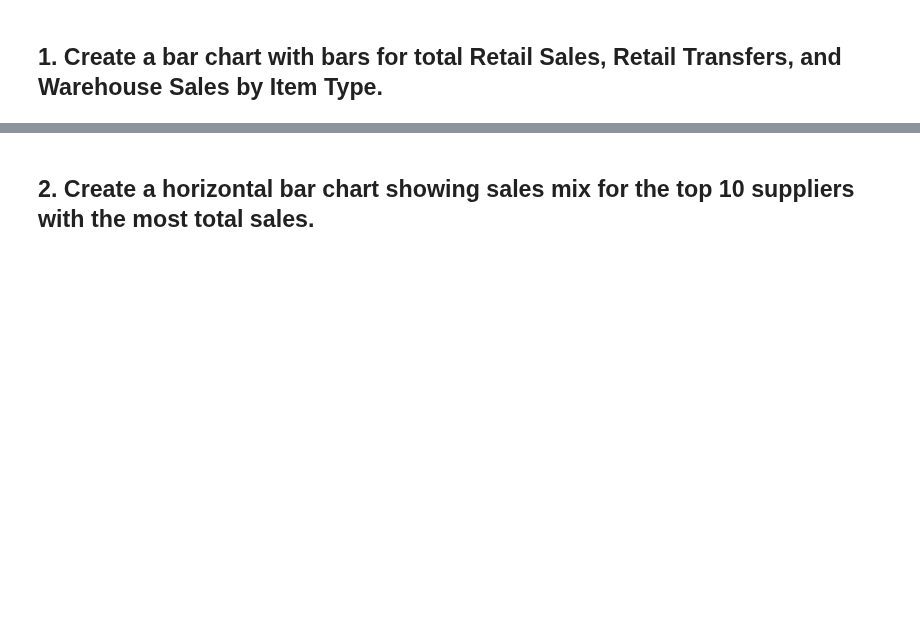
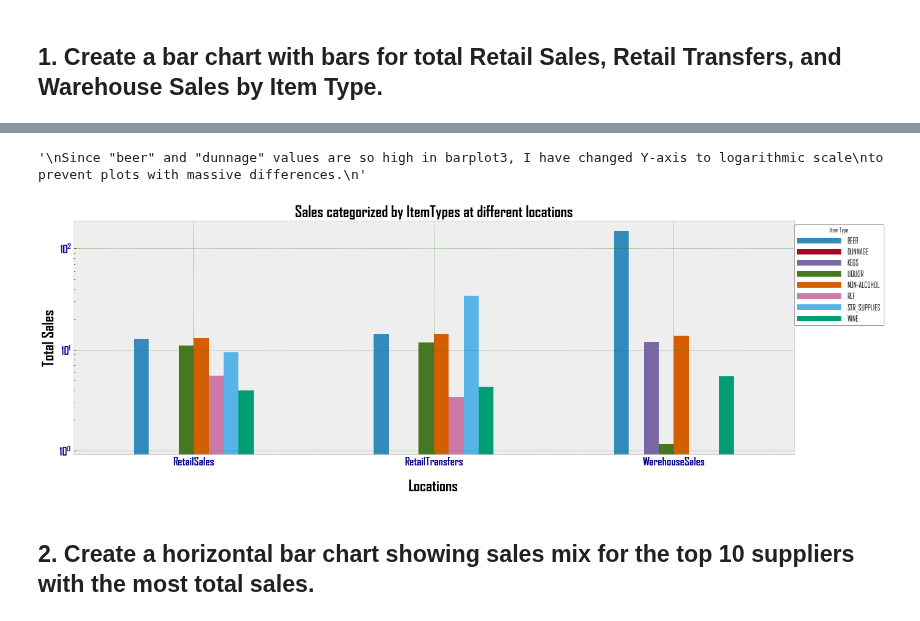
Before and after one commit to paoloironhack/data_analytics062020, a Jupyter notebook: labs/module_2/24_Plotting-Multiple-Data-Series/your-code/main.ipynb, the cells around one changed output, grey strips where cells are left out. Saved outputs shown, nothing was run; the diff lists cells and outputs as text; code cells hidden in the pictures; blank space fills up the shorter version.

Commit message:
plotting multiple dataseries lab gorkem

```diff
--- a/labs/module_2/24_Plotting-Multiple-Data-Series/your-code/main.ipynb
+++ b/labs/module_2/24_Plotting-Multiple-Data-Series/your-code/main.ipynb
@@ -10,0 +11,4 @@ import seaborn as sns
+# %%
+# Read the data
+data = pd.read_csv("../data/liquor_store_sales.csv",sep=",")
+data_backup = data.copy()
@@ -13,2 +34,27 @@ import seaborn as sns
+# %%
+plt.style.use("bmh")
+plt.rcParams["figure.figsize"]=(21,7)
+plt.rcParams["font.family"]="agency fb"
+pd.pivot_table(data,values=["RetailSales","RetailTransfers","WarehouseSales"],
+               columns="ItemType").plot(kind="bar")
+plt.xticks(rotation=360,size=18,fontweight="bold",color="darkblue")
+plt.yticks(size=18,fontweight="bold",color="darkblue")
+plt.legend(handlelength=6,prop={'size':12},edgecolor="k",
+          title="Item Type",bbox_to_anchor=(1.13, 1),facecolor="w")
+plt.title("Sales categorized by ItemTypes at different locations",size=25,c="k",
+         fontweight="bold")
+plt.xlabel("Locations",size=25,c="k",fontweight="bold",labelpad=20)
+plt.ylabel("Total Sales",size=25,c="k",fontweight="bold")
+plt.yscale("log")
+plt.grid(True,c="g")
+
+#plt.savefig("OK1.svg")
+'''
+Since "beer" and "dunnage" values are so high in barplot3, I have changed Y-axis to logarithmic scale
+to prevent plots with massive differences.
+'''
+# %% [output]
+'\nSince "beer" and "dunnage" values are so high in barplot3, I have changed Y-axis to logarithmic scale\nto prevent plots with massive differences.\n'
+[figure, added]
 # %% [markdown]
 ## 2. Create a horizontal bar chart showing sales mix for the top 10 suppliers with the most total sales.
```
Also changed, not shown: parts of 14 cells of this notebook.
